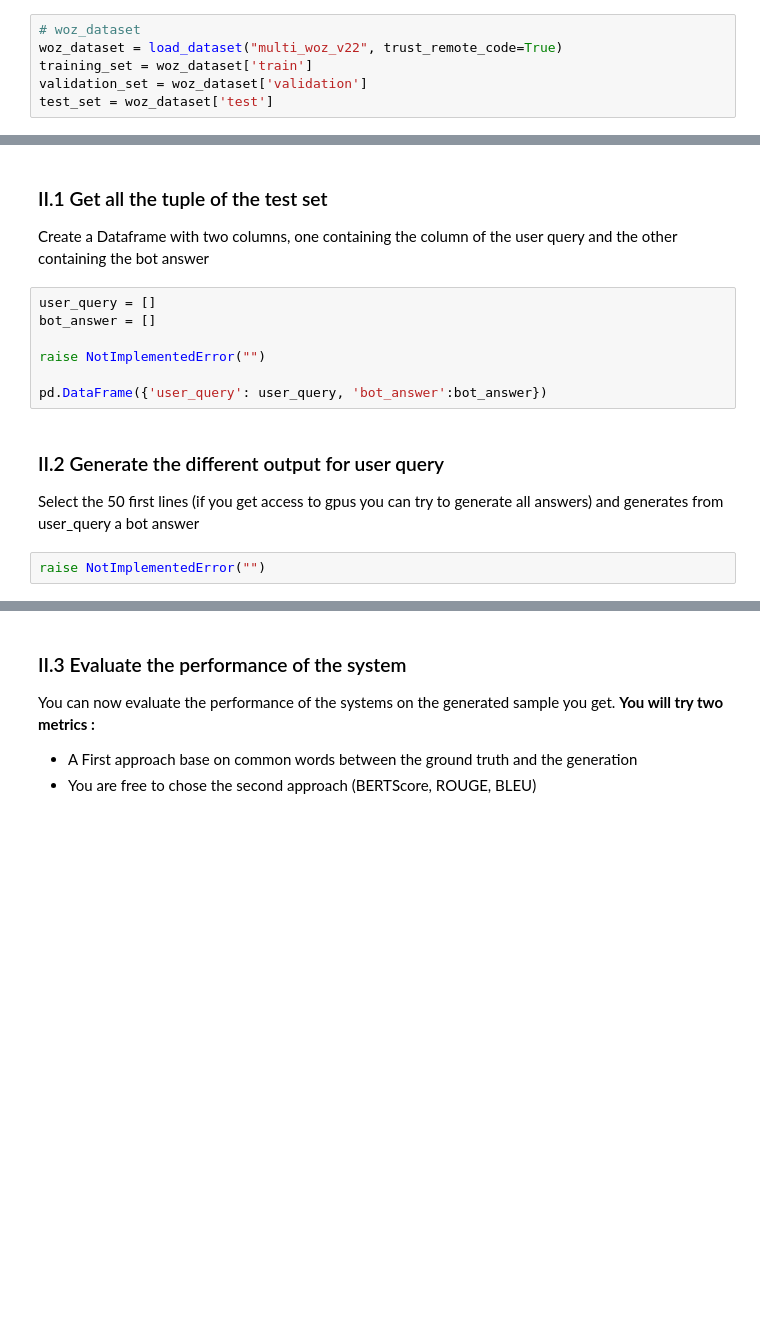
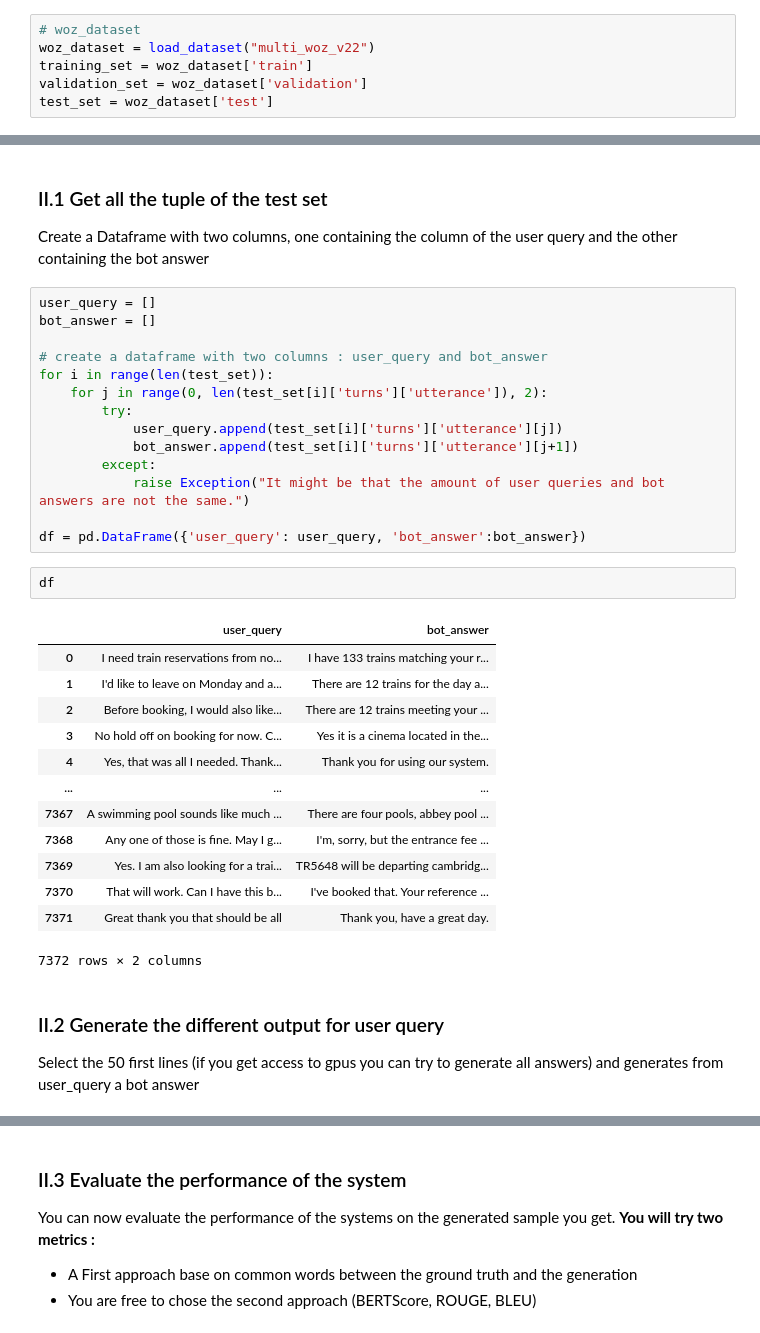
Before and after one commit to Dorin-D/m2-paris-saclay, a Jupyter notebook: textminingchatbots/textminingandchatbot-main/tp/TP-1/2-DialogueGeneration.ipynb, the cells around one changed output, grey strips where cells are left out. Cells and saved outputs as stored; diff of their text form; blank space fills up the shorter version.

```diff
--- a/textminingchatbots/textminingandchatbot-main/tp/TP-1/2-DialogueGeneration.ipynb
+++ b/textminingchatbots/textminingandchatbot-main/tp/TP-1/2-DialogueGeneration.ipynb
@@ -111,7 +102,7 @@ The Multi-domain Wizard-of-Oz (MultiWOZ) dataset is a large-scale human-human co
 * Improving the generation : notice for this last part you are free to use any model you can run
 # %%
 # woz_dataset
-woz_dataset = load_dataset("multi_woz_v22", trust_remote_code=True)
+woz_dataset = load_dataset("multi_woz_v22")
 training_set = woz_dataset['train']
 validation_set = woz_dataset['validation']
 test_set = woz_dataset['test']
@@ -139,15 +143,36 @@ test_set[0]
 ### II.1 Get all the tuple of the test set
 
 Create a Dataframe with two columns, one containing the column of the user query and the other containing the bot answer
-# %%
-user_query = []
-bot_answer = []
-
-raise NotImplementedError("")
-
-pd.DataFrame({'user_query': user_query, 'bot_answer':bot_answer})
+# %%
+user_query = []
+bot_answer = []
+
+# create a dataframe with two columns : user_query and bot_answer
+for i in range(len(test_set)):
+    for j in range(0, len(test_set[i]['turns']['utterance']), 2):
+        try:
+            user_query.append(test_set[i]['turns']['utterance'][j])
+            bot_answer.append(test_set[i]['turns']['utterance'][j+1])
+        except:
+            raise Exception("It might be that the amount of user queries and bot answers are not the same.")
+
+df = pd.DataFrame({'user_query': user_query, 'bot_answer':bot_answer})
+# %%
+df
+# %% [output]
+|  | user_query | bot_answer |
+| 0 | I need train reservations from no... | I have 133 trains matching your r... |
+| 1 | I'd like to leave on Monday and a... | There are 12 trains for the day a... |
+| 2 | Before booking, I would also like... | There are 12 trains meeting your ... |
+| 3 | No hold off on booking for now. C... | Yes it is a cinema located in the... |
+| 4 | Yes, that was all I needed. Thank... | Thank you for using our system. |
+| ... | ... | ... |
+| 7367 | A swimming pool sounds like much ... | There are four pools, abbey pool ... |
+| 7368 | Any one of those is fine. May I g... | I'm, sorry, but the entrance fee ... |
+| 7369 | Yes. I am also looking for a trai... | TR5648 will be departing cambridg... |
+| 7370 | That will work. Can I have this b... | I've booked that. Your reference ... |
+| 7371 | Great thank you that should be all | Thank you, have a great day. |
+7372 rows × 2 columns
 # %% [markdown]
 ### II.2 Generate the different output for user query
 Select the 50 first lines (if you get access to gpus you can try to generate all answers) and generates from user_query a bot answer
-# %%
-raise NotImplementedError("")
```
Also changed, not shown: parts of 25 cells of this notebook, 37 other files.
